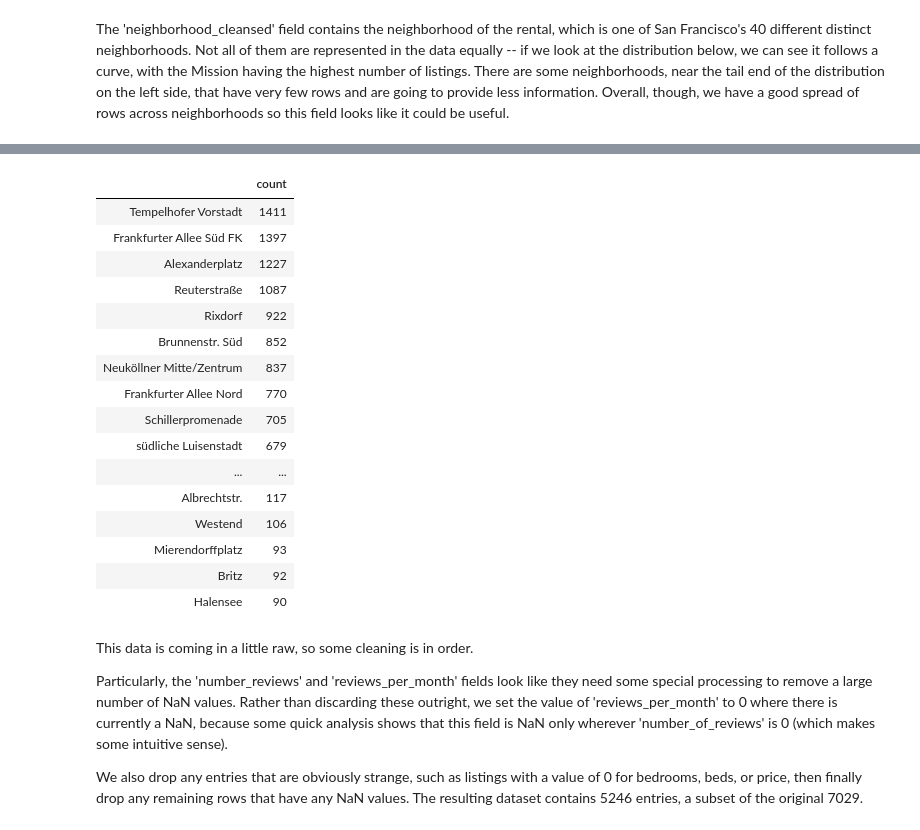
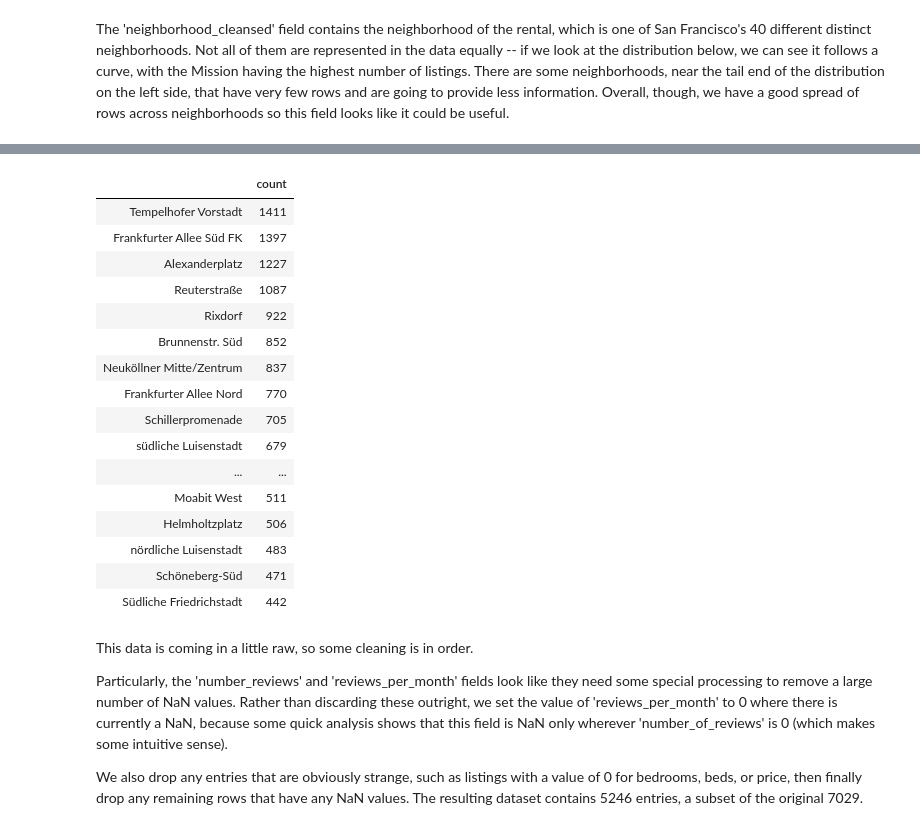
Before and after one commit to jodatut/demos-and-examples, a Jupyter notebook: airbnb/predict_airbnb_price.ipynb, the cells around one changed output, grey strips where cells are left out. Saved outputs shown, nothing was run; the diff lists cells and outputs as text; code cells hidden in the pictures.

```diff
--- a/airbnb/predict_airbnb_price.ipynb
+++ b/airbnb/predict_airbnb_price.ipynb
@@ -94,25 +78,25 @@ Counter({'Brunnenstr. Nord': 298,
 # %%
 df_nb = pd.DataFrame.from_dict(nb_counts, orient='index', columns=['count'])
 df_nb.columns
-df_nb.sort_values(by=['count'], ascending=False).head(50)
+df_nb.sort_values(by=['count'], ascending=False).head(20)
 # %% [output]
 |  | count |
 | Tempelhofer Vorstadt | 1411 |
 | Frankfurter Allee Süd FK | 1397 |
 | Alexanderplatz | 1227 |
 | Reuterstraße | 1087 |
 | Rixdorf | 922 |
 | Brunnenstr. Süd | 852 |
 | Neuköllner Mitte/Zentrum | 837 |
 | Frankfurter Allee Nord | 770 |
 | Schillerpromenade | 705 |
 | südliche Luisenstadt | 679 |
 | ... | ... |
-| Albrechtstr. | 117 |
-| Westend | 106 |
-| Mierendorffplatz | 93 |
-| Britz | 92 |
-| Halensee | 90 |
+| Moabit West | 511 |
+| Helmholtzplatz | 506 |
+| nördliche Luisenstadt | 483 |
+| Schöneberg-Süd | 471 |
+| Südliche Friedrichstadt | 442 |
 # %% [markdown]
 This data is coming in a little raw, so some cleaning is in order.
 
```
Also changed, not shown: parts of 11 cells of this notebook.
